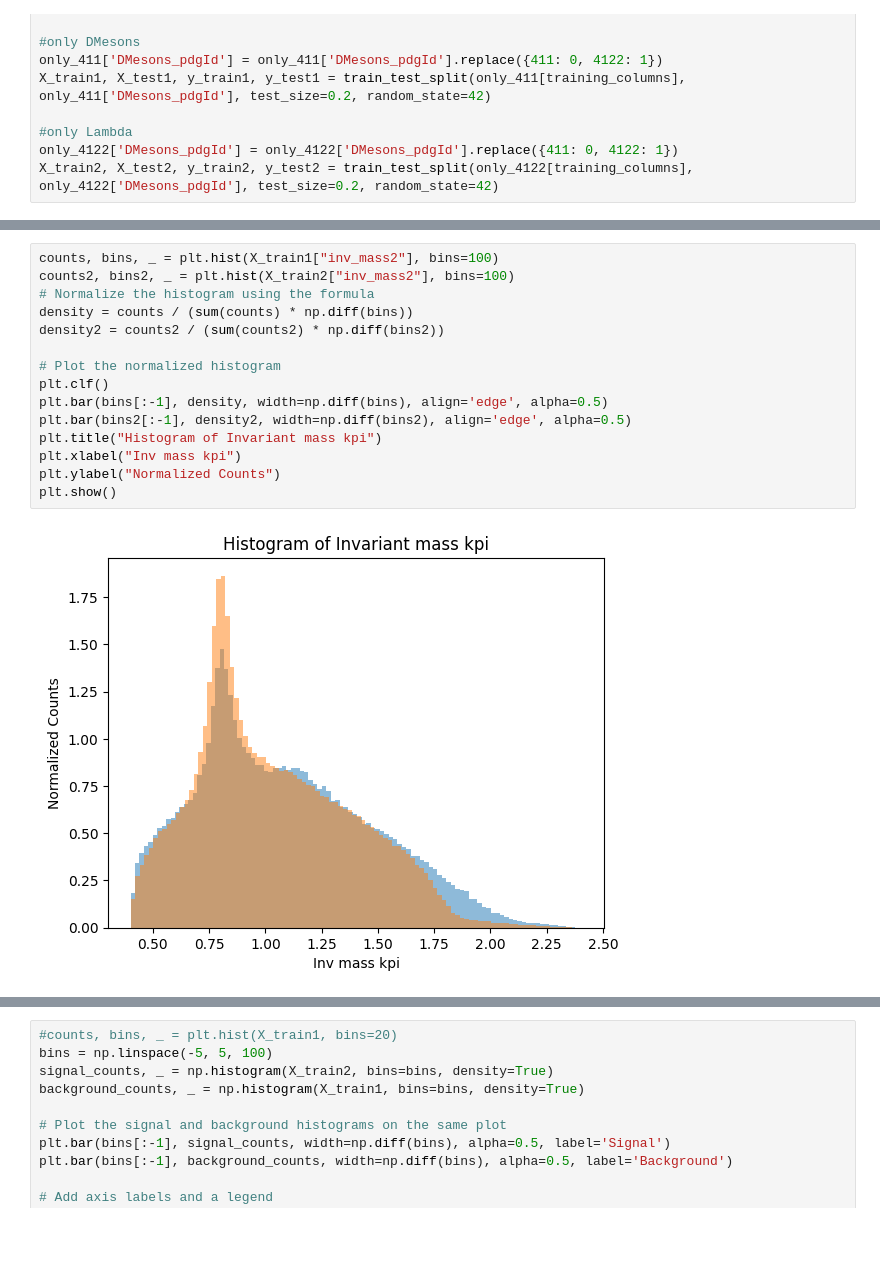
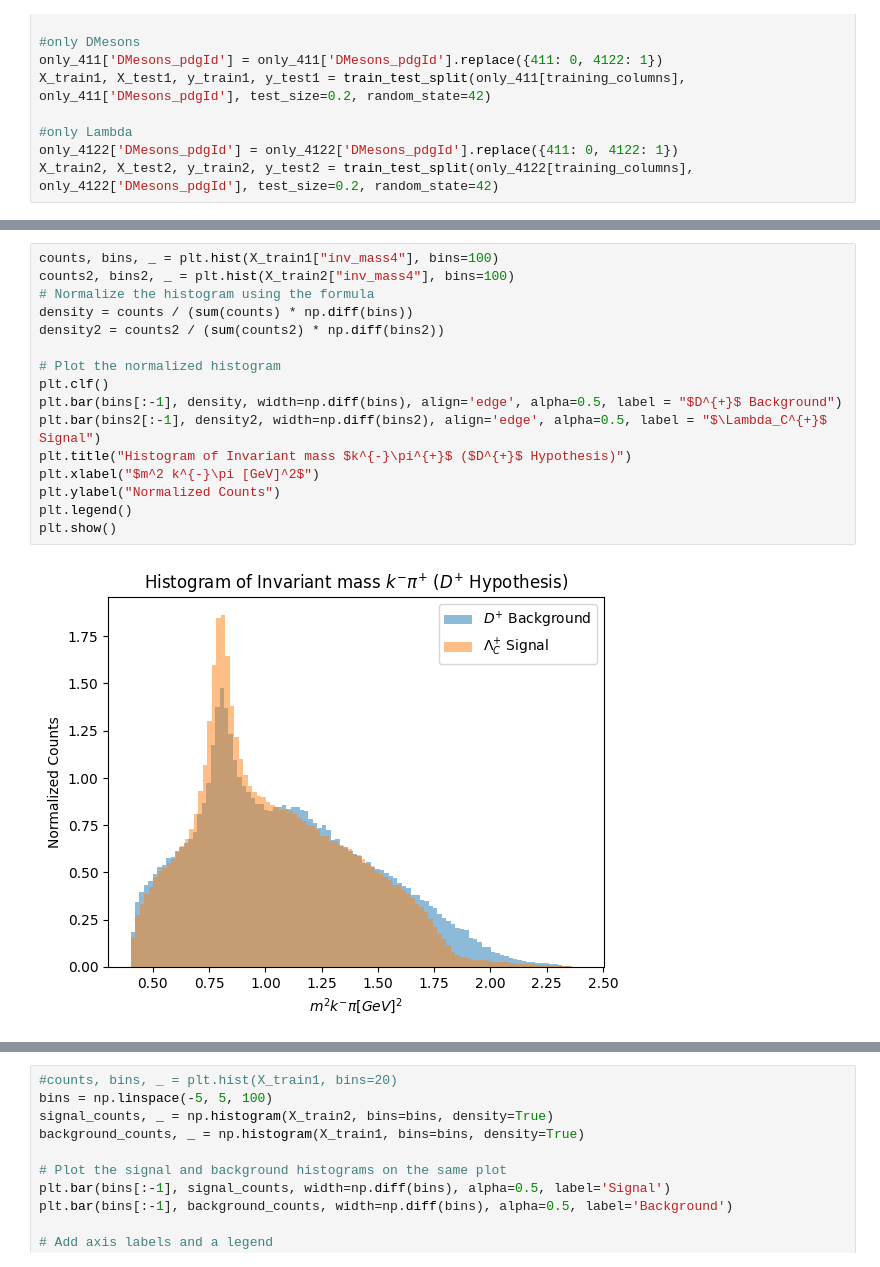
Before and after one commit to GitGup/ATLAS_DNN, a Jupyter notebook: MC_DNN.ipynb, the cells around one changed output, grey strips where cells are left out. Cells and saved outputs as stored; diff of their text form; blank space fills up the shorter version.

```diff
--- a/MC_DNN.ipynb
+++ b/MC_DNN.ipynb
@@ -573,20 +576,21 @@ plt.show()
 # %%
-counts, bins, _ = plt.hist(X_train1["inv_mass2"], bins=100)
-counts2, bins2, _ = plt.hist(X_train2["inv_mass2"], bins=100)
+counts, bins, _ = plt.hist(X_train1["inv_mass4"], bins=100)
+counts2, bins2, _ = plt.hist(X_train2["inv_mass4"], bins=100)
 # Normalize the histogram using the formula
 density = counts / (sum(counts) * np.diff(bins))
 density2 = counts2 / (sum(counts2) * np.diff(bins2))
 
 # Plot the normalized histogram
 plt.clf()
-plt.bar(bins[:-1], density, width=np.diff(bins), align='edge', alpha=0.5)
-plt.bar(bins2[:-1], density2, width=np.diff(bins2), align='edge', alpha=0.5)
-plt.title("Histogram of Invariant mass kpi")
-plt.xlabel("Inv mass kpi")
+plt.bar(bins[:-1], density, width=np.diff(bins), align='edge', alpha=0.5, label = "$D^{+}$ Background")
+plt.bar(bins2[:-1], density2, width=np.diff(bins2), align='edge', alpha=0.5, label = "$\Lambda_C^{+}$ Signal")
+plt.title("Histogram of Invariant mass $k^{-}\pi^{+}$ ($D^{+}$ Hypothesis)")
+plt.xlabel("$m^2 k^{-}\pi [GeV]^2$")
 plt.ylabel("Normalized Counts")
+plt.legend()
 plt.show()
 # %% [output]
-[figure, old version]
+[figure, new version]
 # %%
 counts, bins, _ = plt.hist(X_train1["DMesons_pt"], bins=100)
 counts2, bins2, _ = plt.hist(X_train2["DMesons_pt"], bins=100)
```
Also changed, not shown: parts of 13 cells of this notebook.
